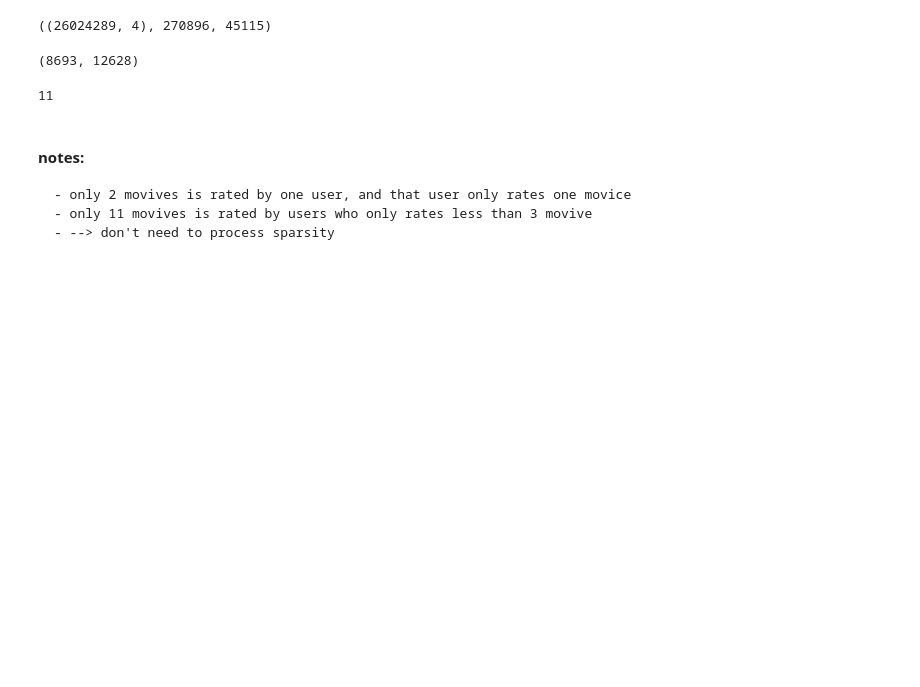
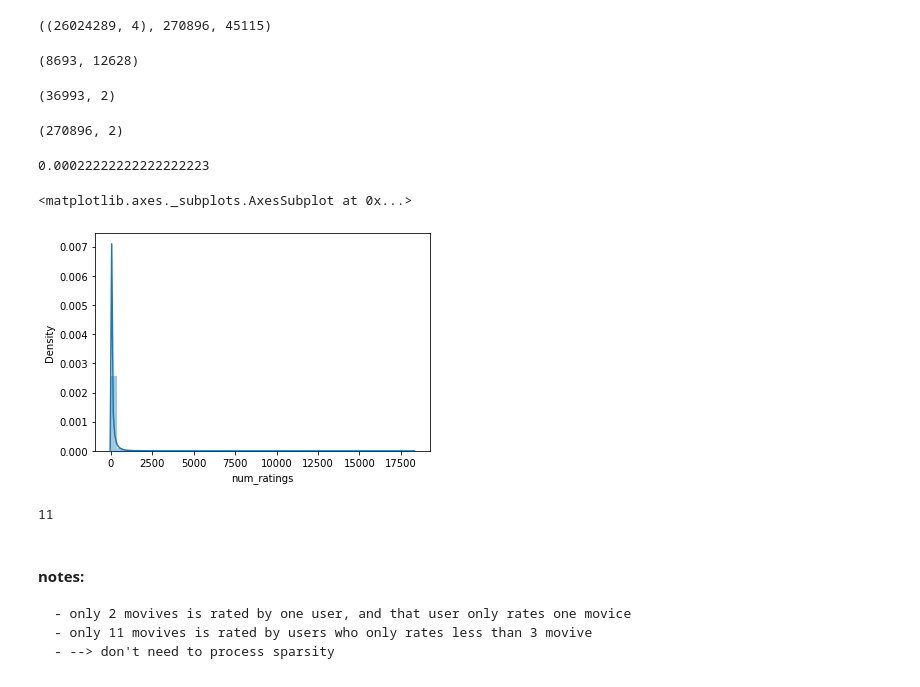
Before and after one commit to phucdkbk/movie_rs, a Jupyter notebook: EDA/rs preprocess data.ipynb, the cells around one changed output. Cells and saved outputs as stored; diff of their text form; code cells hidden in the pictures; blank space fills up the shorter version.

```diff
--- a/EDA/rs preprocess data.ipynb
+++ b/EDA/rs preprocess data.ipynb
@@ -128,6 +152,29 @@ sparse_items = list(item_user_count[item_user_count < ITEM_MIN_NUM_USERS].index)
 sparse_users.__len__(), sparse_items.__len__()
 # %% [output]
 (8693, 12628)
+# %%
+user_agg = ratings.groupby(by='userId').agg({
+    'movieId': 'count'
+}).reset_index()
+user_agg.columns = ['userId', 'num_ratings']
+# %%
+user_agg[user_agg['num_ratings'] < 10].shape
+# %% [output]
+(36993, 2)
+# %%
+user_agg.shape
+# %% [output]
+(270896, 2)
+# %%
+10/45000
+# %% [output]
+0.00022222222222222223
+# %%
+sns.distplot(user_agg['num_ratings'])
+# user_agg
+# %% [output]
+<matplotlib.axes._subplots.AxesSubplot at 0x...>
+[figure, added]
 # %%
 item_rated_by_sparse_users = ratings[ratings['userId'].isin(sparse_users)]['movieId'].unique()
 set(item_rated_by_sparse_users).intersection(set(sparse_items)).__len__()
```
Also changed, not shown: parts of 13 cells of this notebook, 7 other files.
